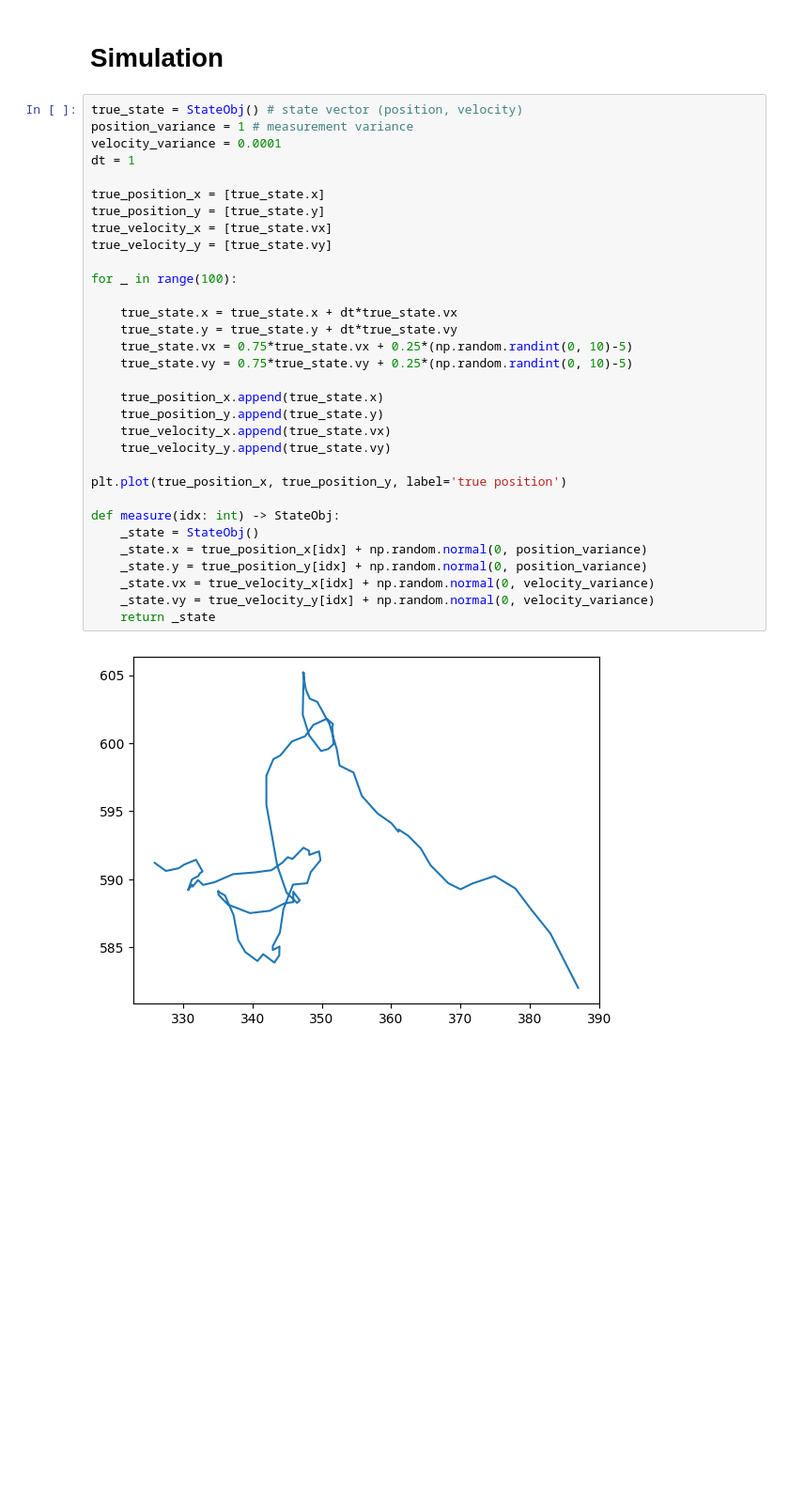
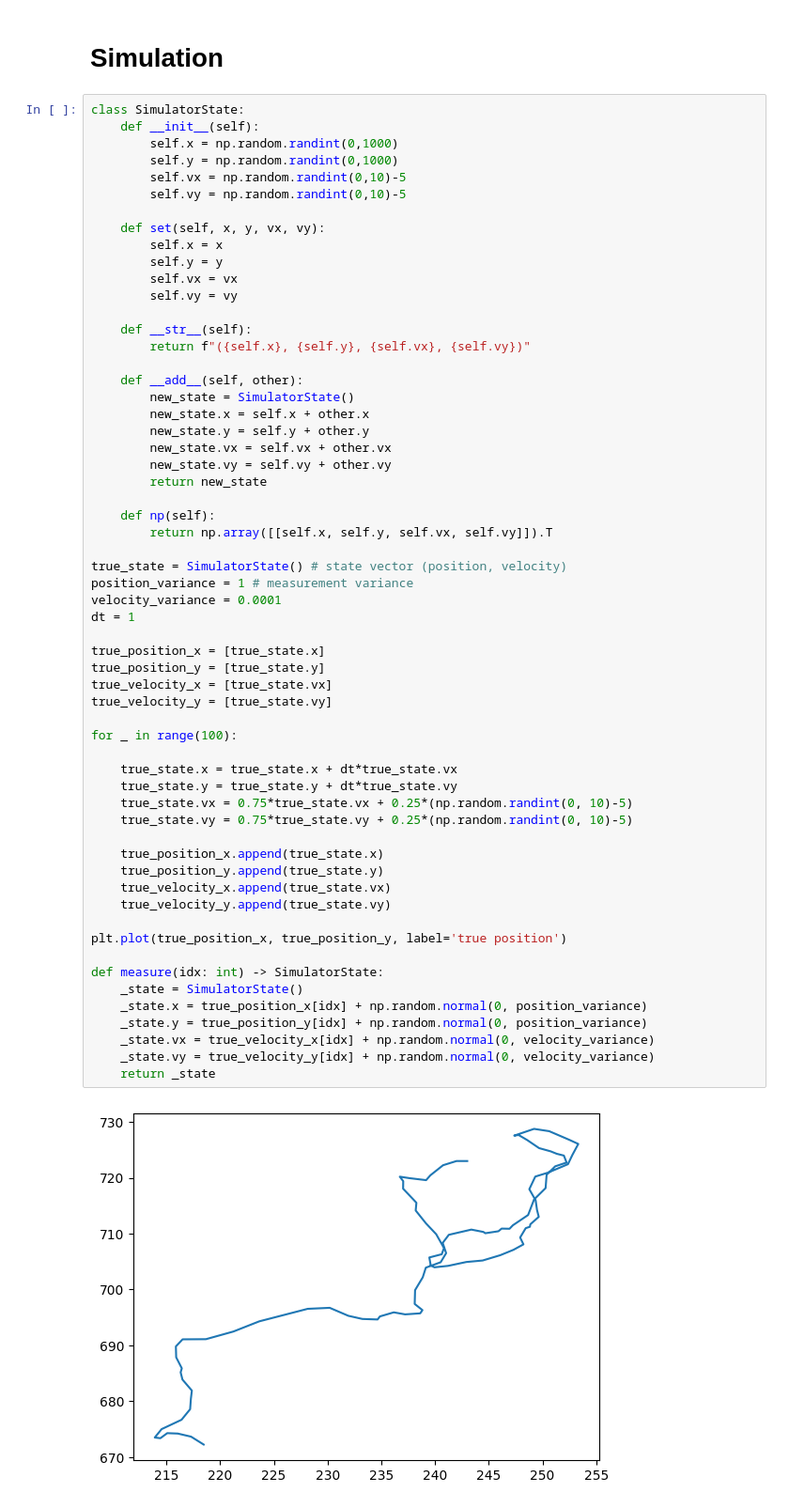
Before and after one commit to emlyons/mcf, a Jupyter notebook: prototype/kalman_filter_2D.ipynb, the cells around one changed output. Shown: that part at 94% size. Drawn from its saved outputs; the diff is of its cells as text; blank space fills up the shorter version.

```diff
--- a/prototype/kalman_filter_2D.ipynb
+++ b/prototype/kalman_filter_2D.ipynb
@@ -42,37 +53,64 @@ class KalmanFilter:
 # %% [markdown]
 # Simulation
 # %%
-true_state = StateObj() # state vector (position, velocity)
+class SimulatorState:
+    def __init__(self):
+        self.x = np.random.randint(0,1000)
+        self.y = np.random.randint(0,1000)
+        self.vx = np.random.randint(0,10)-5
+        self.vy = np.random.randint(0,10)-5
+
+    def set(self, x, y, vx, vy):
+        self.x = x
+        self.y = y
+        self.vx = vx
+        self.vy = vy
+
+    def __str__(self):
+        return f"({self.x}, {self.y}, {self.vx}, {self.vy})"
+
+    def __add__(self, other):
+        new_state = SimulatorState()
+        new_state.x = self.x + other.x
+        new_state.y = self.y + other.y
+        new_state.vx = self.vx + other.vx
+        new_state.vy = self.vy + other.vy
+        return new_state
+
+    def np(self):
+        return np.array([[self.x, self.y, self.vx, self.vy]]).T
+
+true_state = SimulatorState() # state vector (position, velocity)
 position_variance = 1 # measurement variance
 velocity_variance = 0.0001
 dt = 1
 
 true_position_x = [true_state.x]
 true_position_y = [true_state.y]
 true_velocity_x = [true_state.vx]
 true_velocity_y = [true_state.vy]
 
 for _ in range(100):
 
     true_state.x = true_state.x + dt*true_state.vx
     true_state.y = true_state.y + dt*true_state.vy
     true_state.vx = 0.75*true_state.vx + 0.25*(np.random.randint(0, 10)-5)
     true_state.vy = 0.75*true_state.vy + 0.25*(np.random.randint(0, 10)-5)
 
     true_position_x.append(true_state.x)
     true_position_y.append(true_state.y)
     true_velocity_x.append(true_state.vx)
     true_velocity_y.append(true_state.vy)
 
 plt.plot(true_position_x, true_position_y, label='true position')
 
-def measure(idx: int) -> StateObj:
-    _state = StateObj()
+def measure(idx: int) -> SimulatorState:
+    _state = SimulatorState()
     _state.x = true_position_x[idx] + np.random.normal(0, position_variance)
     _state.y = true_position_y[idx] + np.random.normal(0, position_variance)
     _state.vx = true_velocity_x[idx] + np.random.normal(0, velocity_variance)
     _state.vy = true_velocity_y[idx] + np.random.normal(0, velocity_variance)
     return _state
 # %% [output]
-[figure, old version]
+[figure, new version]
 # %%
```
Also changed, not shown: parts of 4 cells of this notebook.
